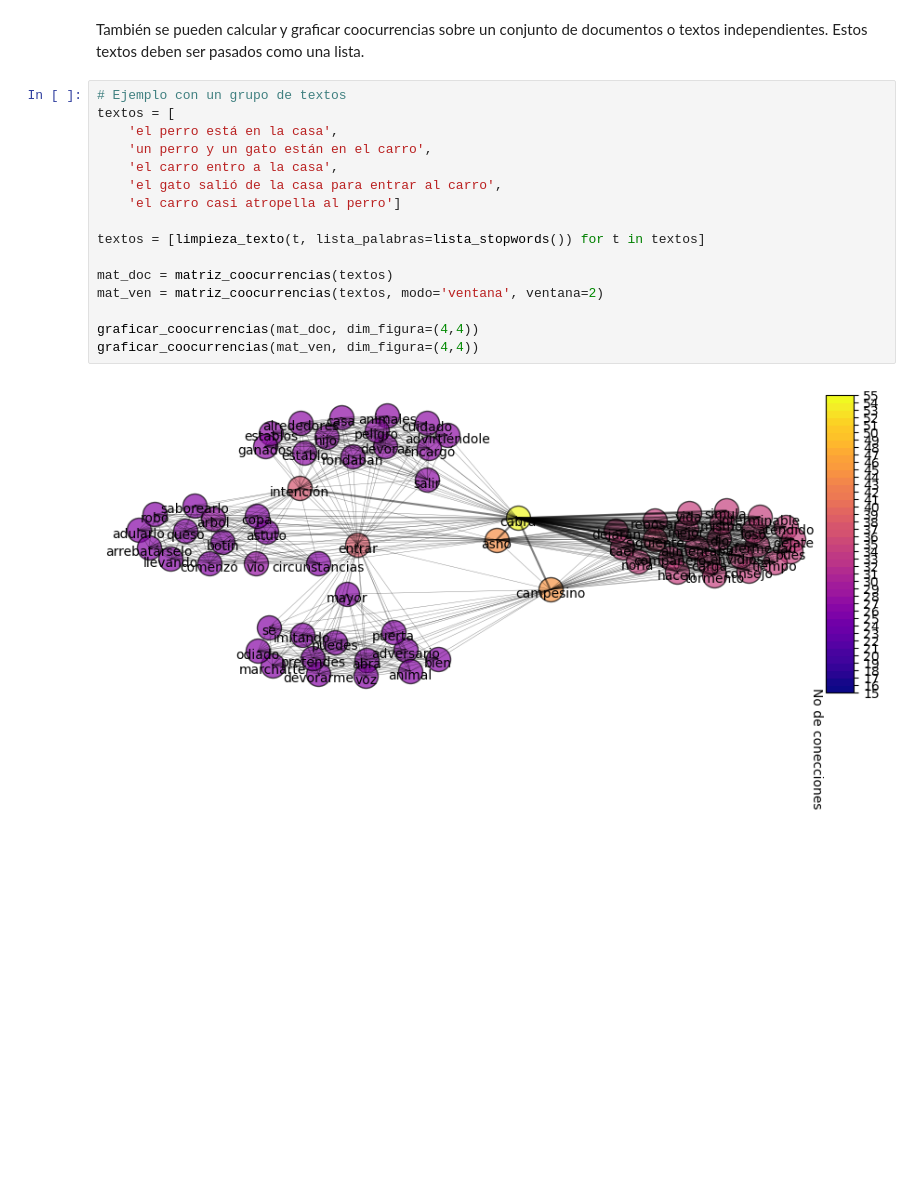
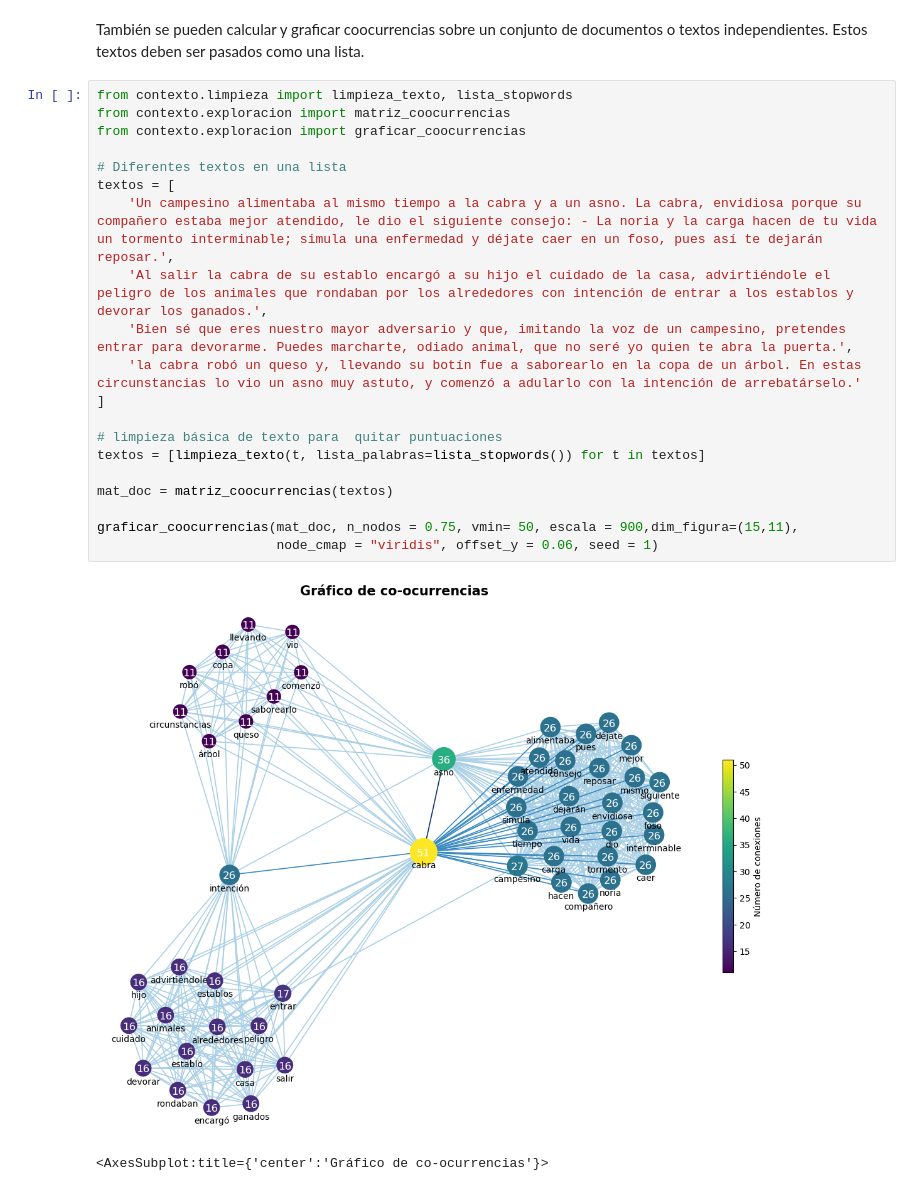
Before and after one commit to ucd-dnp/ConTexto, a Jupyter notebook: ejemplos/03_Exploración y visualización.ipynb, the cells around one changed output. Cells and saved outputs as stored; diff of their text form; blank space fills up the shorter version.

Commit message:
Se agrega ejemplo de gráfico de coocurrencias con la funcion nueva.

```diff
--- a/ejemplos/03_Exploración y visualización.ipynb
+++ b/ejemplos/03_Exploración y visualización.ipynb
@@ -182,20 +181,25 @@ graficar_coocurrencias(mat_ven, prop_fuera=80, ubicacion_archivo='salida/grafo_v
 # %% [markdown]
 También se pueden calcular y graficar coocurrencias sobre un conjunto de documentos o textos independientes. Estos textos deben ser pasados como una lista.
-# %%
-# Ejemplo con un grupo de textos
-textos = [
-    'el perro está en la casa',
-    'un perro y un gato están en el carro',
-    'el carro entro a la casa',
-    'el gato salió de la casa para entrar al carro',
-    'el carro casi atropella al perro']
-
-textos = [limpieza_texto(t, lista_palabras=lista_stopwords()) for t in textos]
-
-mat_doc = matriz_coocurrencias(textos)
-mat_ven = matriz_coocurrencias(textos, modo='ventana', ventana=2)
-
-graficar_coocurrencias(mat_doc, dim_figura=(4,4))
-graficar_coocurrencias(mat_ven, dim_figura=(4,4))
-# %% [output]
-[figure, removed]
+# %%
+from contexto.limpieza import limpieza_texto, lista_stopwords
+from contexto.exploracion import matriz_coocurrencias
+from contexto.exploracion import graficar_coocurrencias
+
+# Diferentes textos en una lista
+textos = [
+    'Un campesino alimentaba al mismo tiempo a la cabra y a un asno. La cabra, envidiosa porque su compañero estaba mejor atendido, le dio el siguiente consejo: - La noria y la carga hacen de tu vida un tormento interminable; simula una enfermedad y déjate caer en un foso, pues así te dejarán reposar.',
+    'Al salir la cabra de su establo encargó a su hijo el cuidado de la casa, advirtiéndole el peligro de los animales que rondaban por los alrededores con intención de entrar a los establos y devorar los ganados.',
+    'Bien sé que eres nuestro mayor adversario y que, imitando la voz de un campesino, pretendes entrar para devorarme. Puedes marcharte, odiado animal, que no seré yo quien te abra la puerta.',
+    'la cabra robó un queso y, llevando su botín fue a saborearlo en la copa de un árbol. En estas circunstancias lo vio un asno muy astuto, y comenzó a adularlo con la intención de arrebatárselo.'
+]
+
+# limpieza básica de texto para  quitar puntuaciones
+textos = [limpieza_texto(t, lista_palabras=lista_stopwords()) for t in textos]
+
+mat_doc = matriz_coocurrencias(textos)
+
+graficar_coocurrencias(mat_doc, n_nodos = 0.75, vmin= 50, escala = 900,dim_figura=(15,11),
+                       node_cmap = "viridis", offset_y = 0.06, seed = 1)
+# %% [output]
+[figure, added]
+<AxesSubplot:title={'center':'Gráfico de co-ocurrencias'}>
```
Also changed, not shown: parts of 2 cells of this notebook.
